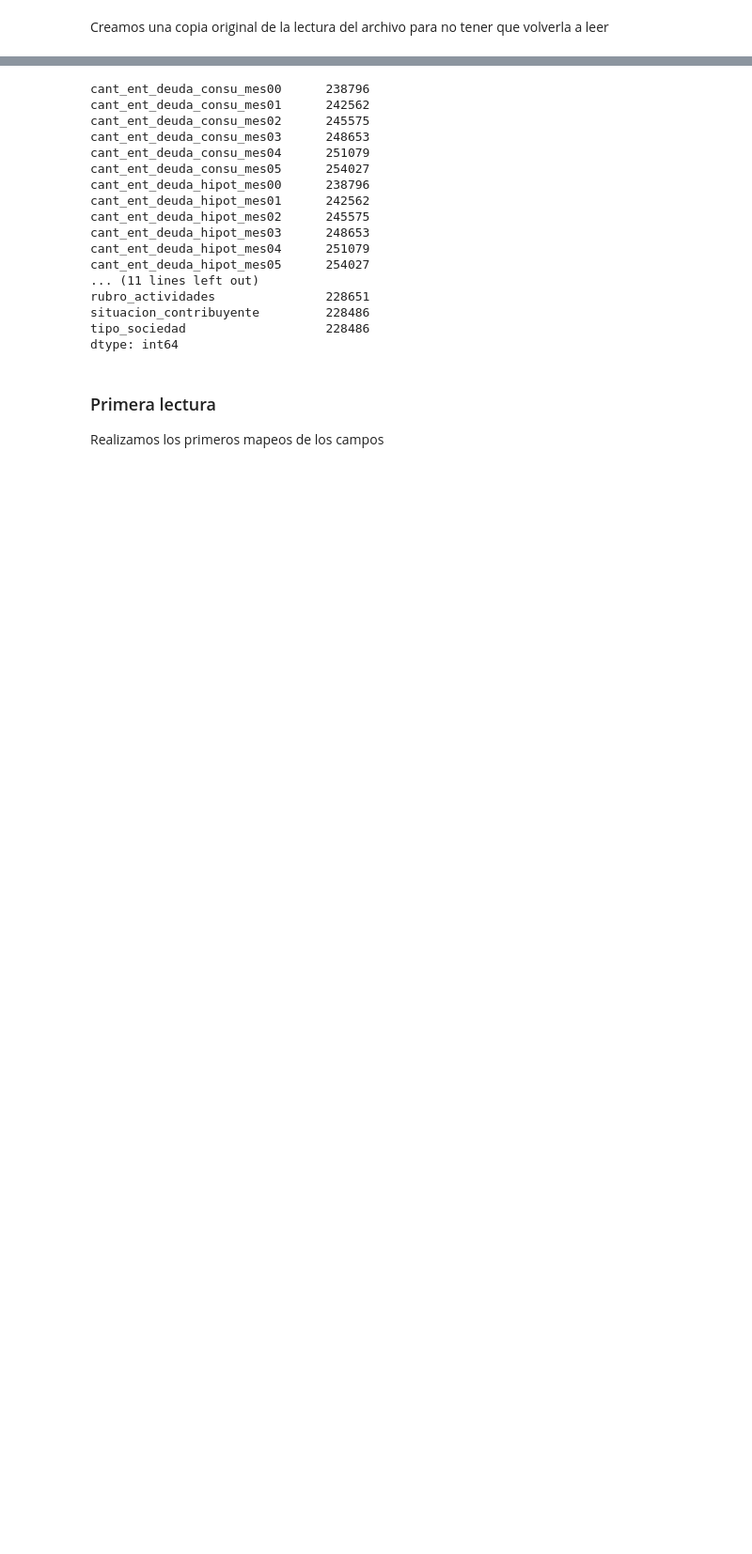
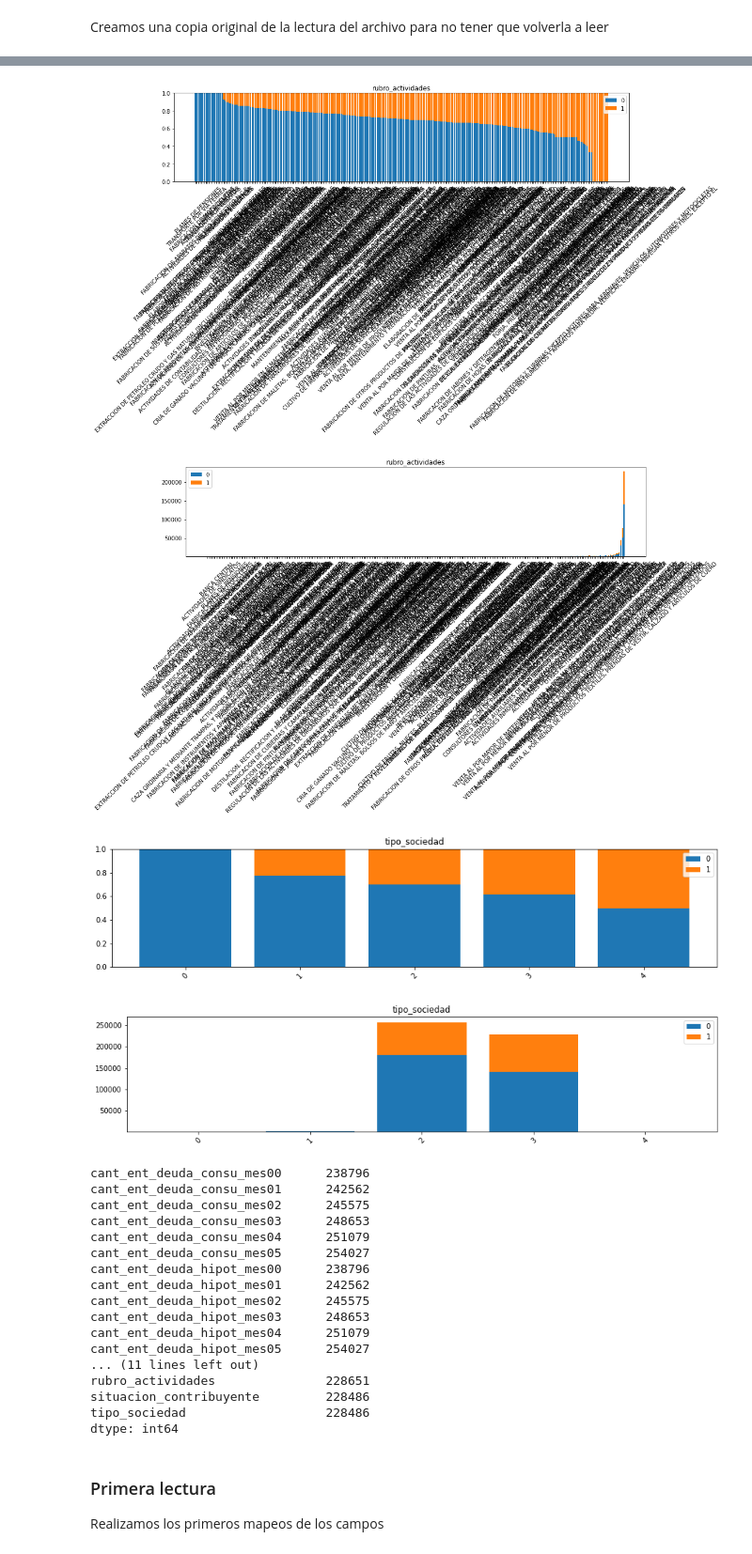
Before and after one commit to julioCasalV/competitionKaggle, a Jupyter notebook: competitionKschool.ipynb, the cells around one changed output, grey strips where cells are left out. Shown at 94% size. Drawn from its saved outputs; the diff is of its cells as text; code cells hidden in the pictures; blank space fills up the shorter version.

```diff
--- a/competitionKschool.ipynb
+++ b/competitionKschool.ipynb
@@ -20 +223,11 @@ dfOrig = pd.read_csv('competitionKschool/Train.csv', sep=',', encoding='latin-1'
+# %%
+printBarrasApiladas(df , "rubro_actividades", True)
+printBarrasApiladas(df , "rubro_actividades", False)
+printBarrasApiladas(df , "tipo_sociedad", True)
+printBarrasApiladas(df , "tipo_sociedad", False)
+# %% [output]
+[figure, added]
+[figure, added]
+[figure, added]
+[figure, added]
 # %%
```
Also changed, not shown: parts of 56 cells of this notebook.
